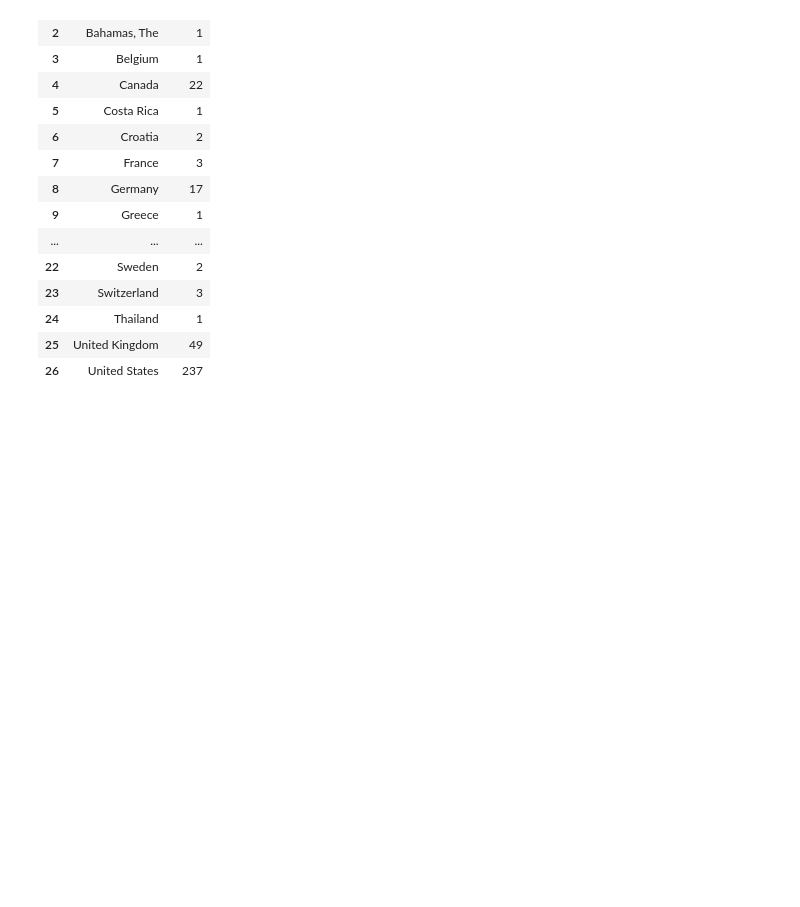
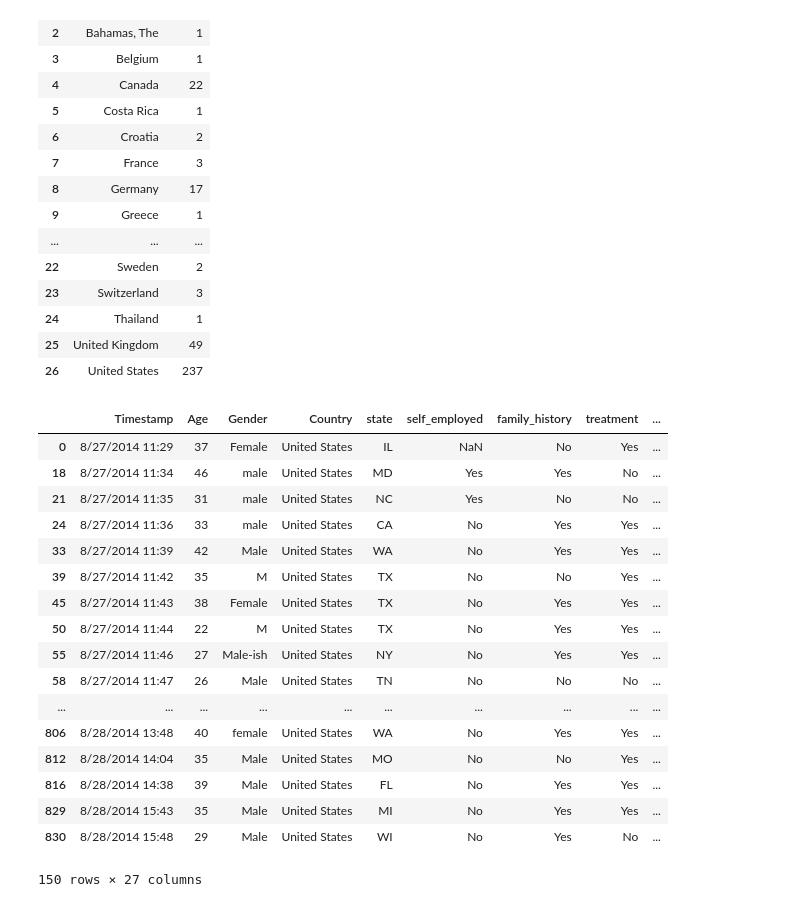
Before and after one commit to sandeep177/final-assignment, a Jupyter notebook: final_assignment.ipynb, the cells around one changed output. Drawn from its saved outputs; the diff is of its cells as text; code cells hidden in the pictures; blank space fills up the shorter version.

Commit message:
united state
I choose US because  it has the maximum number of people who are facing mental health problem

```diff
--- a/final_assignment.ipynb
+++ b/final_assignment.ipynb
@@ -47,3 +47,25 @@ selectlocation_mentalhealth .head(100)
 | 24 | Thailand | 1 |
 | 25 | United Kingdom | 49 |
 | 26 | United States | 237 |
+# %%
+anonymity_Unitedstate=anonymity[anonymity['Country'].str.contains("United States")]
+anonymity_Unitedstate.head(150)
+# %% [output]
+|  | Timestamp | Age | Gender | Country | state | self_employed | family_history | treatment | ... |
+| 0 | 8/27/2014 11:29 | 37 | Female | United States | IL | NaN | No | Yes | ... |
+| 18 | 8/27/2014 11:34 | 46 | male | United States | MD | Yes | Yes | No | ... |
+| 21 | 8/27/2014 11:35 | 31 | male | United States | NC | Yes | No | No | ... |
+| 24 | 8/27/2014 11:36 | 33 | male | United States | CA | No | Yes | Yes | ... |
+| 33 | 8/27/2014 11:39 | 42 | Male | United States | WA | No | Yes | Yes | ... |
+| 39 | 8/27/2014 11:42 | 35 | M | United States | TX | No | No | Yes | ... |
+| 45 | 8/27/2014 11:43 | 38 | Female | United States | TX | No | Yes | Yes | ... |
+| 50 | 8/27/2014 11:44 | 22 | M | United States | TX | No | Yes | Yes | ... |
+| 55 | 8/27/2014 11:46 | 27 | Male-ish | United States | NY | No | Yes | Yes | ... |
+| 58 | 8/27/2014 11:47 | 26 | Male | United States | TN | No | No | No | ... |
+| ... | ... | ... | ... | ... | ... | ... | ... | ... | ... |
+| 806 | 8/28/2014 13:48 | 40 | female | United States | WA | No | Yes | Yes | ... |
+| 812 | 8/28/2014 14:04 | 35 | Male | United States | MO | No | No | Yes | ... |
+| 816 | 8/28/2014 14:38 | 39 | Male | United States | FL | No | Yes | Yes | ... |
+| 829 | 8/28/2014 15:43 | 35 | Male | United States | MI | No | Yes | Yes | ... |
+| 830 | 8/28/2014 15:48 | 29 | Male | United States | WI | No | Yes | No | ... |
+150 rows × 27 columns
```
